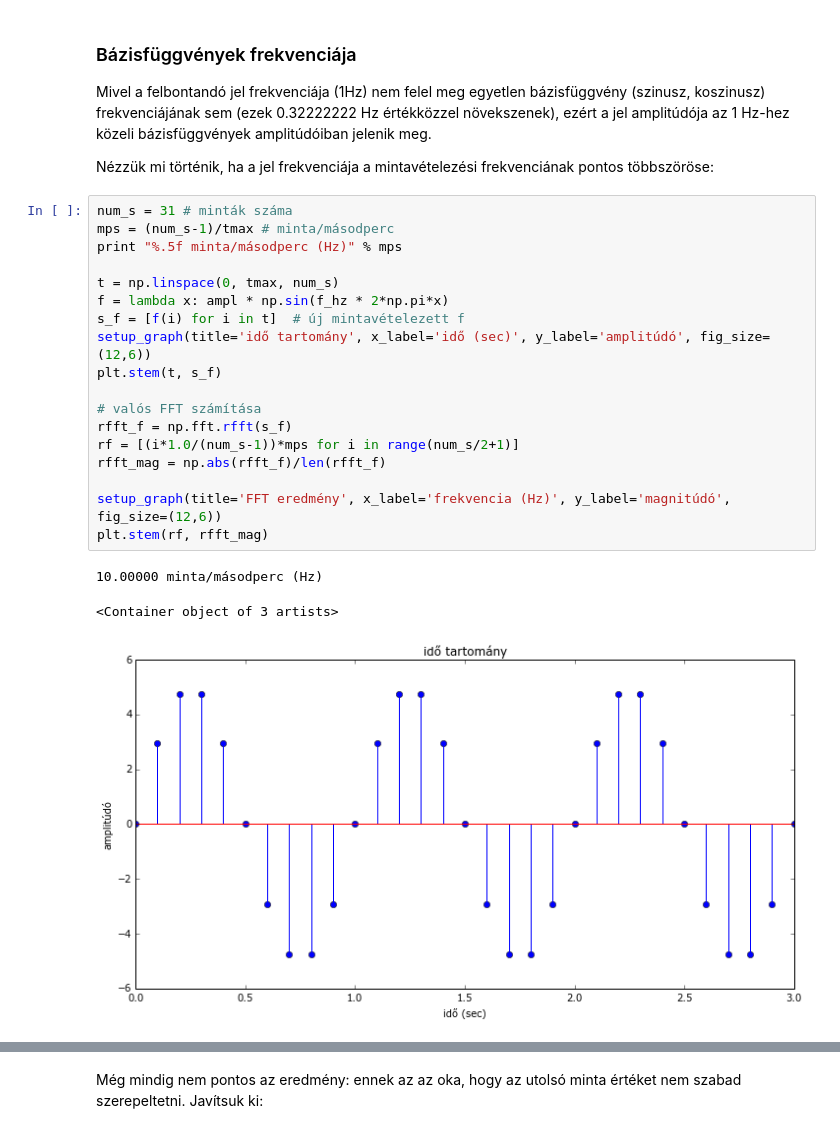
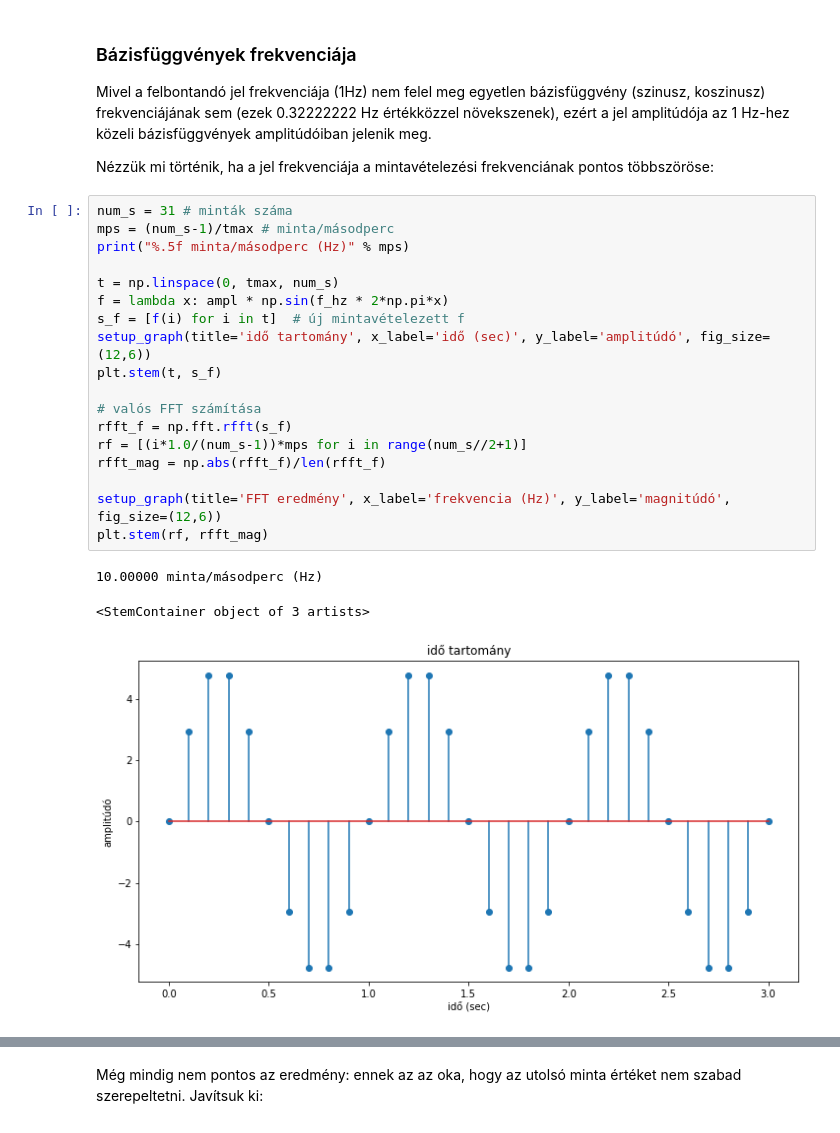
Before and after one commit to gyulat/Fourier, a Jupyter notebook: FFT.ipynb, the cells around one changed output, grey strips where cells are left out. Saved outputs shown, nothing was run; the diff lists cells and outputs as text.

```diff
--- a/FFT.ipynb
+++ b/FFT.ipynb
@@ -191,22 +191,22 @@ Nézzük mi történik, ha a jel frekvenciája a mintavételezési frekvenciána
 # %%
 num_s = 31 # minták száma
 mps = (num_s-1)/tmax # minta/másodperc
-print "%.5f minta/másodperc (Hz)" % mps
+print("%.5f minta/másodperc (Hz)" % mps)
 
 t = np.linspace(0, tmax, num_s)
 f = lambda x: ampl * np.sin(f_hz * 2*np.pi*x)
 s_f = [f(i) for i in t]  # új mintavételezett f
 setup_graph(title='idő tartomány', x_label='idő (sec)', y_label='amplitúdó', fig_size=(12,6))
 plt.stem(t, s_f)
 
 # valós FFT számítása
 rfft_f = np.fft.rfft(s_f)
-rf = [(i*1.0/(num_s-1))*mps for i in range(num_s/2+1)]
+rf = [(i*1.0/(num_s-1))*mps for i in range(num_s//2+1)]
 rfft_mag = np.abs(rfft_f)/len(rfft_f)
 
 setup_graph(title='FFT eredmény', x_label='frekvencia (Hz)', y_label='magnitúdó', fig_size=(12,6))
 plt.stem(rf, rfft_mag)
 # %% [output]
 10.00000 minta/másodperc (Hz)
-<Container object of 3 artists>
+<StemContainer object of 3 artists>
-[figure, old version]
+[figure, new version]
```
Also changed, not shown: parts of 18 cells of this notebook, 3 other files.
